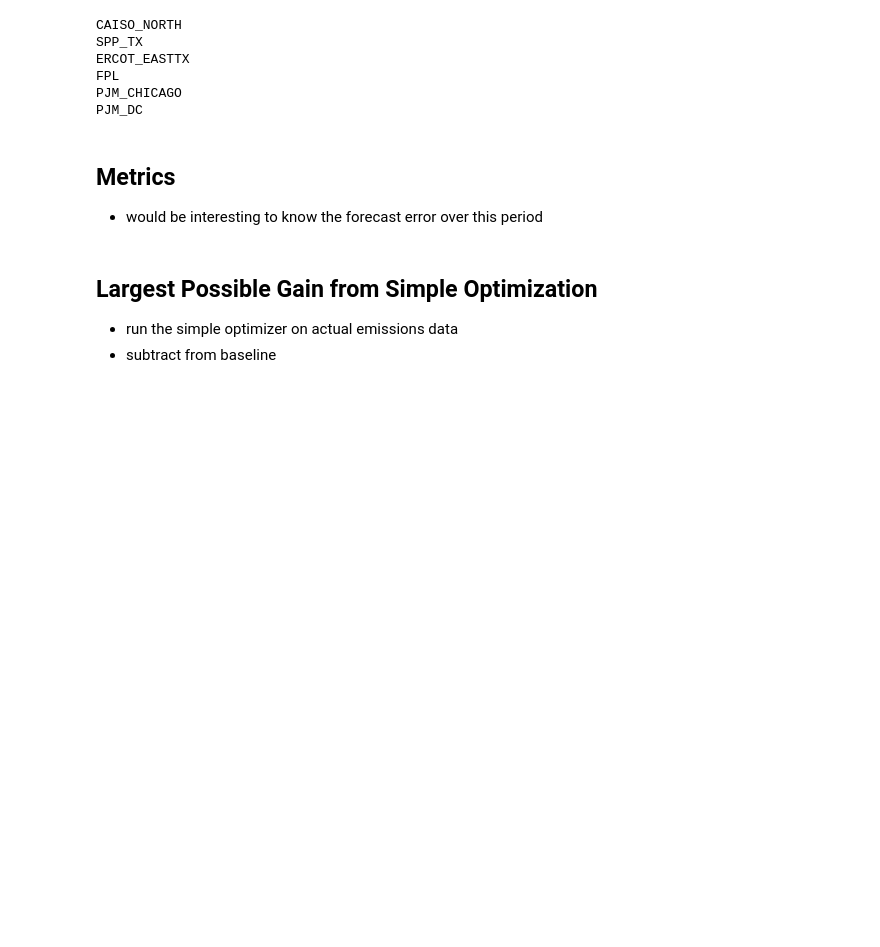
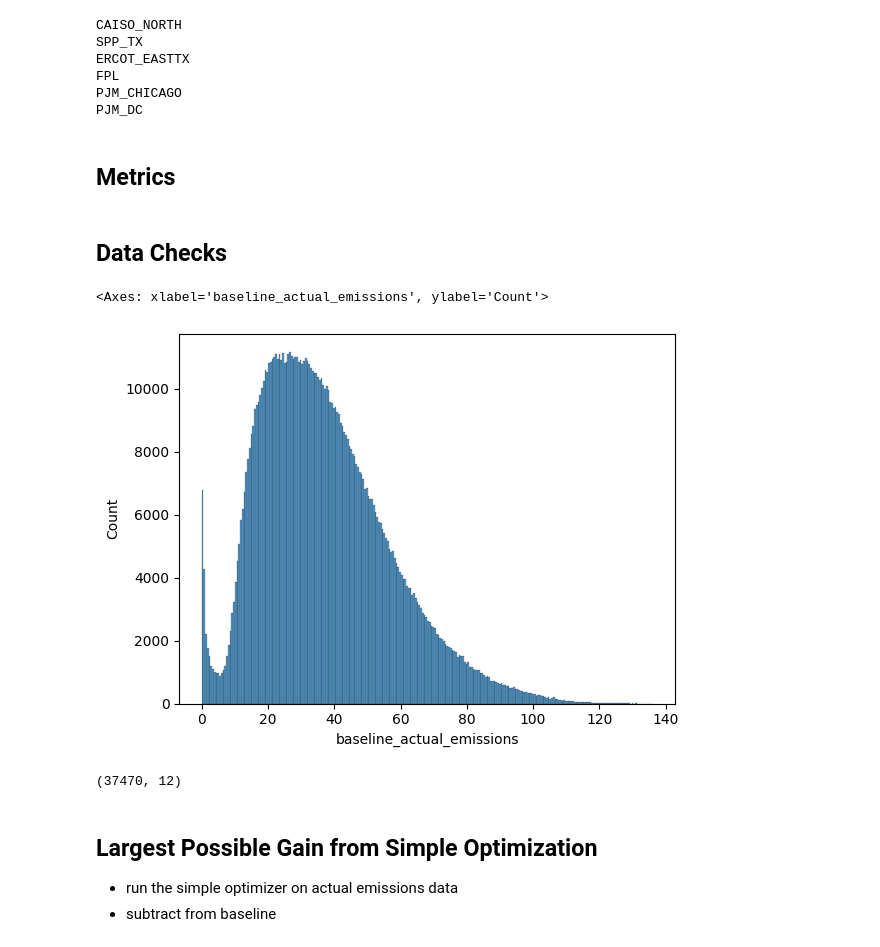
Before and after one commit to WattTime/watttime-python-client, a Jupyter notebook: evaluation/moer_synth_data_results_163k_20240730.ipynb, the cells around one changed output. Cells and saved outputs as stored; diff of their text form; code cells hidden in the pictures; blank space fills up the shorter version.

```diff
--- a/evaluation/moer_synth_data_results_163k_20240730.ipynb
+++ b/evaluation/moer_synth_data_results_163k_20240730.ipynb
@@ -46,9 +46,8 @@ PJM_DC
 results_data = pd.concat(dfs)
 # %%
 results_data = results_data[~(results_data['region'] == 0)]
-# %% [markdown]
-## Metrics
-- would be interesting to know the forecast error over this period
+# %% [markdown]
+## Metrics
 # %%
 results_data["ideal_difference"] = results_data["simple_ideal_emissions"] - results_data["simple_actual_emissions"]
 results_data["baseline_difference"] = results_data["simple_actual_emissions"] - results_data["baseline_actual_emissions"]
@@ -58,6 +57,18 @@ results_data["largest_possible_difference"] = results_data["simple_ideal_emissio
 results_data["largest_difference_normalized"] = np.divide(results_data["largest_possible_difference"],results_data["power_output_rate"])
 results_data["baseline_difference_normalized"] = np.divide(results_data["baseline_difference"],results_data["power_output_rate"])
 results_data["optimization_possible"] = results_data["largest_possible_difference"] < 0
+# %% [markdown]
+## Data Checks
+# %%
+# near zero values unlikely, data error?
+sns.histplot(results_data.baseline_actual_emissions)
+# %% [output]
+<Axes: xlabel='baseline_actual_emissions', ylabel='Count'>
+[figure, added]
+# %%
+results_data.baseline_actual_emissions
+# %% [output]
+(37470, 12)
 # %% [markdown]
 ## Largest Possible Gain from Simple Optimization
 - run the simple optimizer on actual emissions data
```
Also changed, not shown: parts of 19 cells of this notebook.
